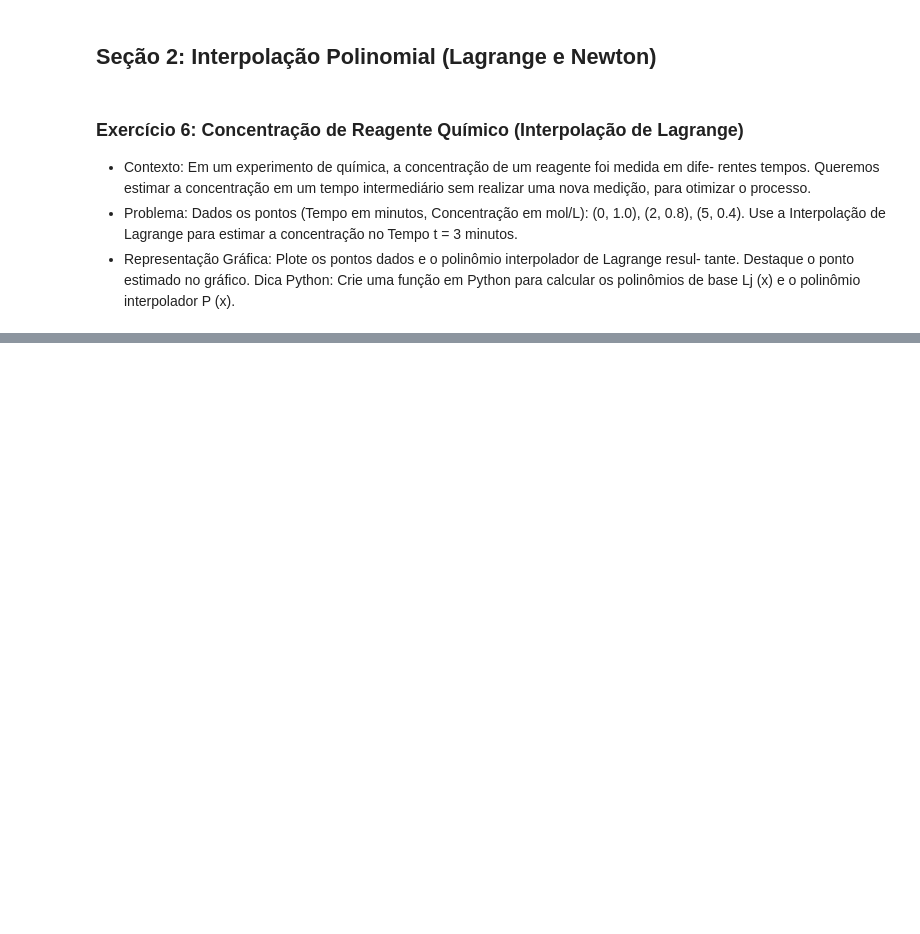
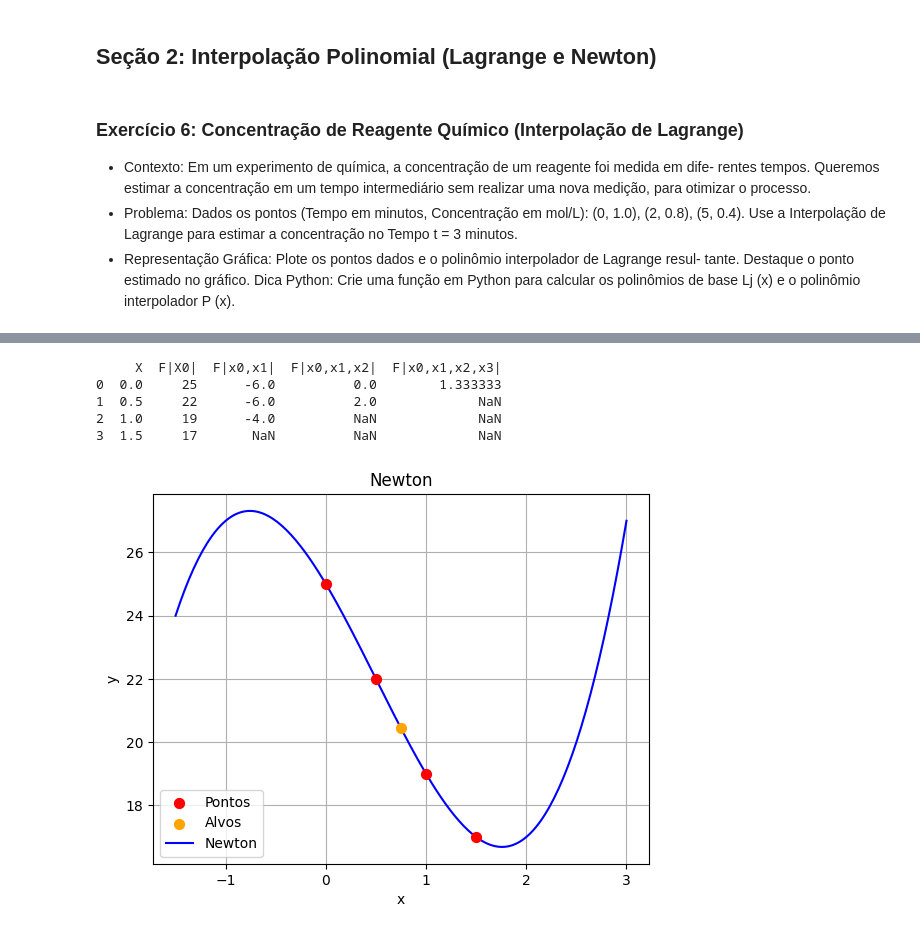
Before and after one commit to AngeloDev-New/IA-Materiais, a Jupyter notebook: rosangela/7_set_revisao/tarefa1_10.ipynb, the cells around one changed output, grey strips where cells are left out. Cells and saved outputs as stored; diff of their text form; code cells hidden in the pictures; blank space fills up the shorter version.

Commit message:
Tarefa concluida Rosangela Newton,NRaphson,bissecao e lagrande

```diff
--- a/rosangela/7_set_revisao/tarefa1_10.ipynb
+++ b/rosangela/7_set_revisao/tarefa1_10.ipynb
@@ -303,0 +402,17 @@ l = Lagrange(x,points)
+# %%
+points = [
+    (0, 25),
+    (0.5, 22),
+    (1, 19),
+    (1.5, 17)
+]
+x = [0.75]
+n = Newton(x,points)
+n.plot()
+# %% [output]
+     X  F|X0|  F|x0,x1|  F|x0,x1,x2|  F|x0,x1,x2,x3|
+0  0.0     25      -6.0          0.0        1.333333
+1  0.5     22      -6.0          2.0             NaN
+2  1.0     19      -4.0          NaN             NaN
+3  1.5     17       NaN          NaN             NaN
+[figure, added]
```
Also changed, not shown: parts of 11 cells of this notebook.
